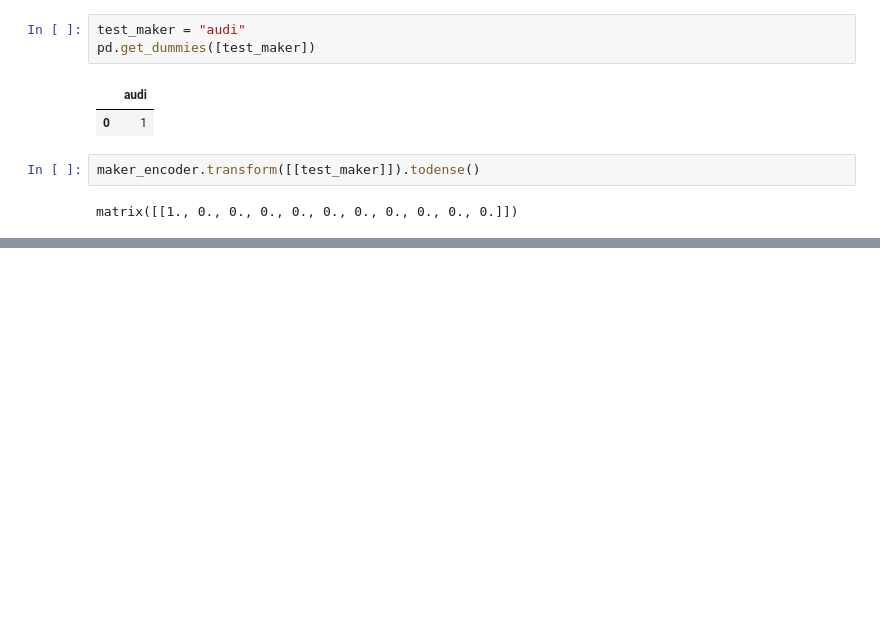
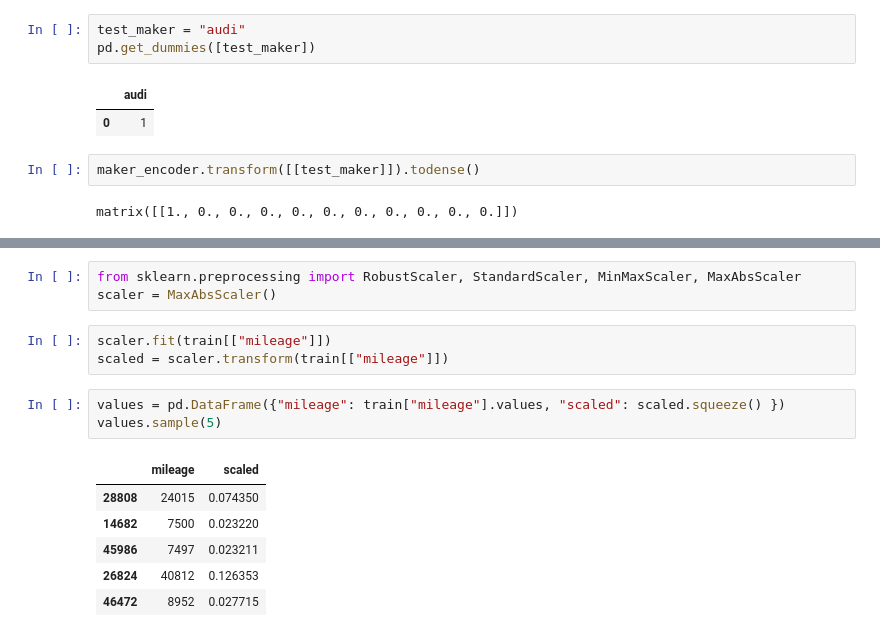
Before and after one commit to RamsesCamas/MachineLearning-and-Simple-Deep-Learning-Excersices, a Jupyter notebook: cars-prices.ipynb, the cells around one changed output, grey strips where cells are left out. Drawn from its saved outputs; the diff is of its cells as text; blank space fills up the shorter version.

```diff
--- a/cars-prices.ipynb
+++ b/cars-prices.ipynb
@@ -91,0 +93,16 @@ matrix([[1., 0., 0., 0., 0., 0., 0., 0., 0., 0., 0.]])
+# %%
+from sklearn.preprocessing import RobustScaler, StandardScaler, MinMaxScaler, MaxAbsScaler
+scaler = MaxAbsScaler()
+# %%
+scaler.fit(train[["mileage"]])
+scaled = scaler.transform(train[["mileage"]])
+# %%
+values = pd.DataFrame({"mileage": train["mileage"].values, "scaled": scaled.squeeze() })
+values.sample(5)
+# %% [output]
+|  | mileage | scaled |
+| 28808 | 24015 | 0.074350 |
+| 14682 | 7500 | 0.023220 |
+| 45986 | 7497 | 0.023211 |
+| 26824 | 40812 | 0.126353 |
+| 46472 | 8952 | 0.027715 |
```
Also changed, not shown: parts of 36 cells of this notebook, 4 other files.
